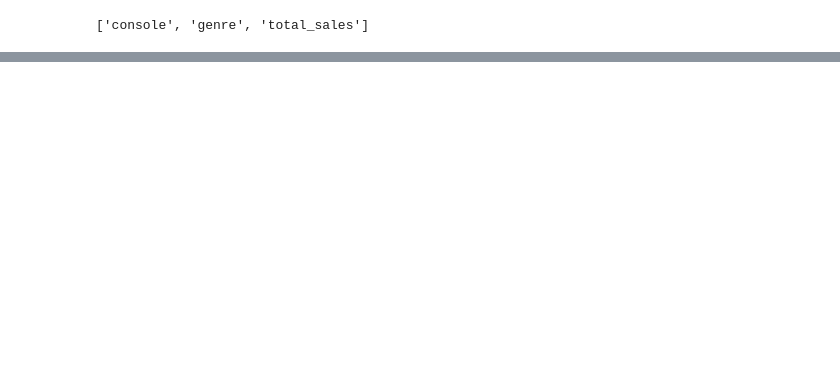
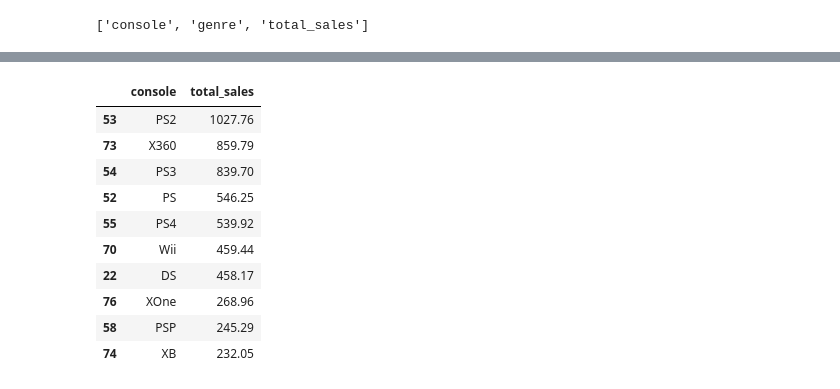
Before and after one commit to Mohamed-Shaheedullah/VG-Analysis, a Jupyter notebook: VG-EDA.ipynb, the cells around one changed output, grey strips where cells are left out. Saved outputs shown, nothing was run; the diff lists cells and outputs as text; code cells hidden in the pictures; blank space fills up the shorter version.

```diff
--- a/VG-EDA.ipynb
+++ b/VG-EDA.ipynb
@@ -76,0 +96,14 @@ console_by_genre
+# %%
+top_10_consoles.sort_values(['total_sales'], ascending=False).head(10)
+# %% [output]
+|  | console | total_sales |
+| 53 | PS2 | 1027.76 |
+| 73 | X360 | 859.79 |
+| 54 | PS3 | 839.70 |
+| 52 | PS | 546.25 |
+| 55 | PS4 | 539.92 |
+| 70 | Wii | 459.44 |
+| 22 | DS | 458.17 |
+| 76 | XOne | 268.96 |
+| 58 | PSP | 245.29 |
+| 74 | XB | 232.05 |
```
Also changed, not shown: parts of 4 cells of this notebook.
